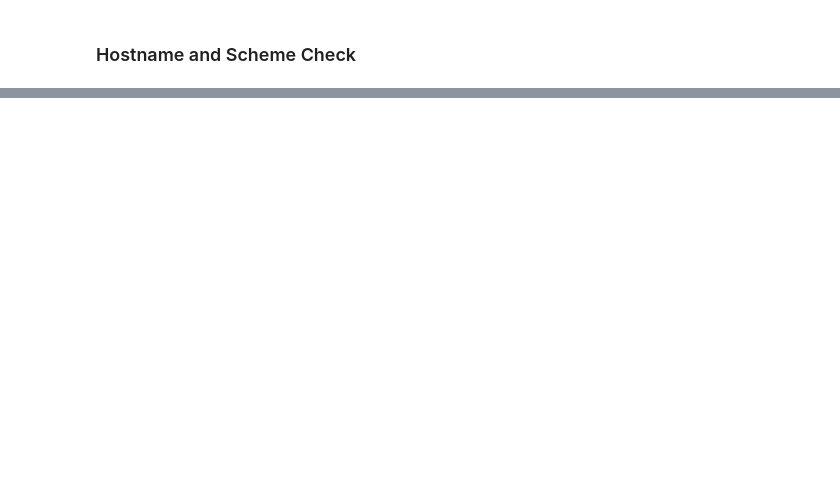
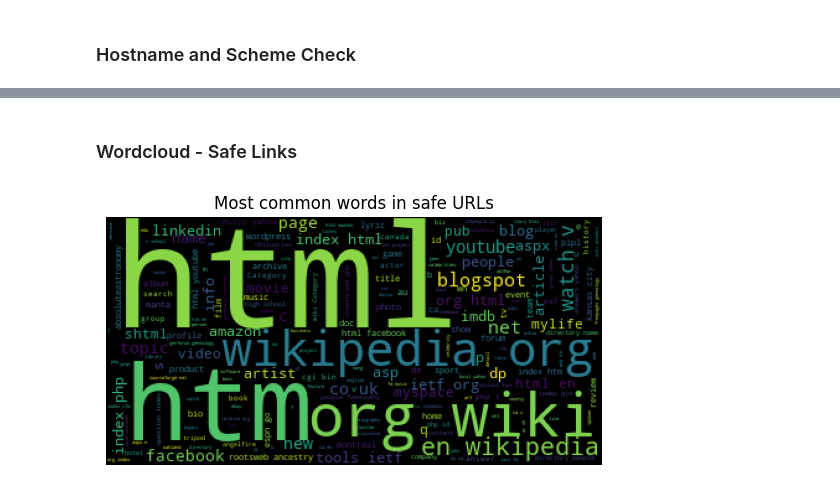
Before and after one commit to ManipalInformationSecurityTeam/Phishing-URL-Detection-Workshop, a Jupyter notebook: model/model.ipynb, the cells around one changed output, grey strips where cells are left out. Drawn from its saved outputs; the diff is of its cells as text; code cells hidden in the pictures; blank space fills up the shorter version.

```diff
--- a/model/model.ipynb
+++ b/model/model.ipynb
@@ -123,0 +183,11 @@ df['is_HTTP'] = [check_scheme(url) for url in df['URL']]
+# %% [markdown]
+### Wordcloud - Safe Links
+# %%
+import wordcloud
+wordcloud_safe = wordcloud.WordCloud().generate(' '.join(df_good['URL']))
+plt.imshow(wordcloud_safe)
+plt.title('Most common words in safe URLs')
+plt.axis('off')
+plt.show()
+# %% [output]
+[figure, added]
```
Also changed, not shown: parts of 40 cells of this notebook, 3 other files.
